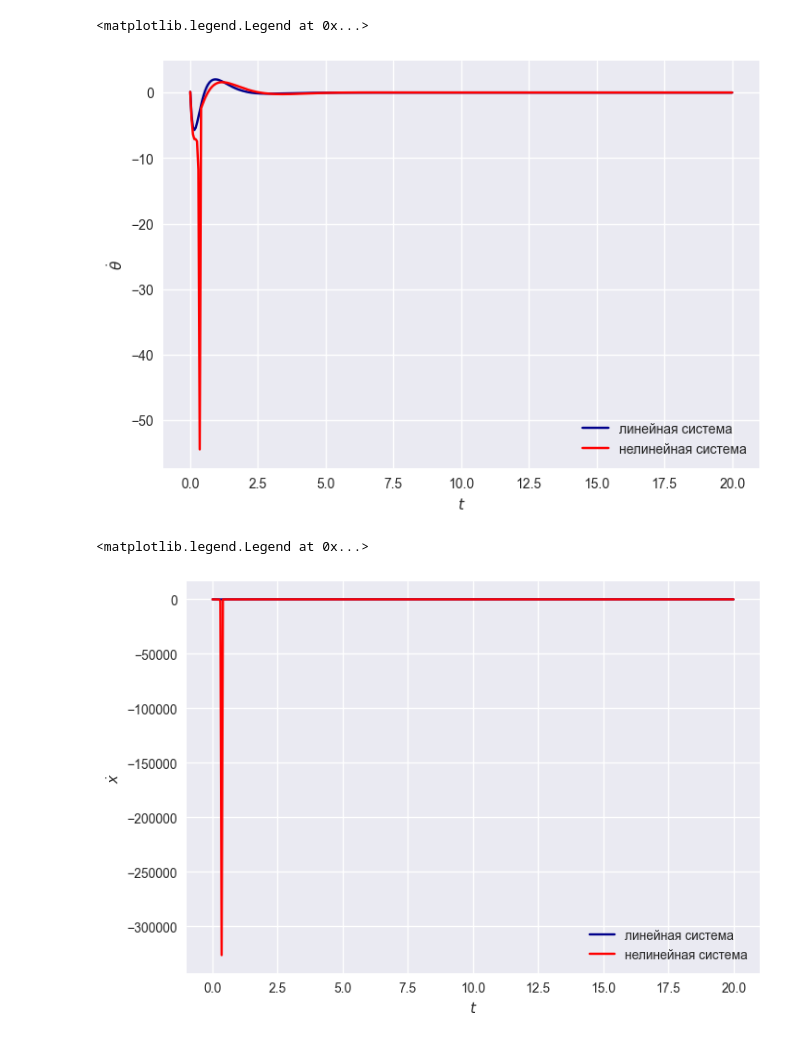
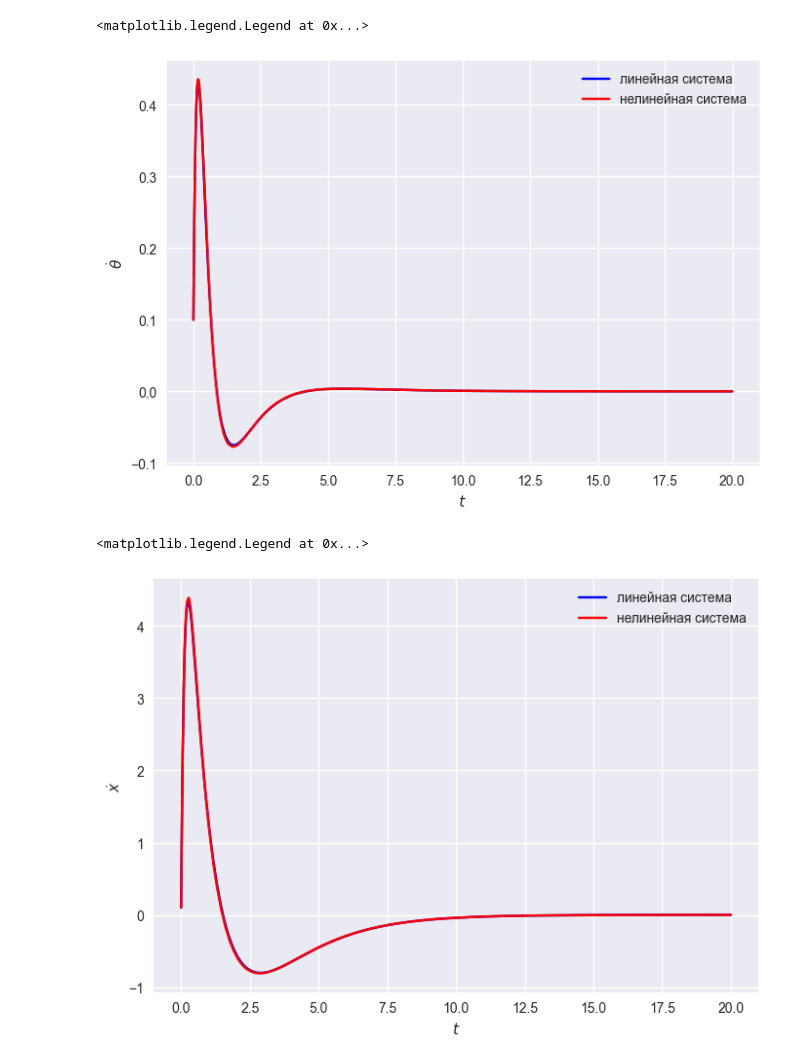
Before and after one commit to oleg-w570/segway-control, a Jupyter notebook: two_eigenvalue_shift.ipynb, the cells around one changed output. Saved outputs shown, nothing was run; the diff lists cells and outputs as text; code cells hidden in the pictures.

```diff
--- a/two_eigenvalue_shift.ipynb
+++ b/two_eigenvalue_shift.ipynb
@@ -20,13 +18,12 @@ array([ 0.        +0.j,  0.52145782+0.j, -2.05987963+0.j, -7.502976  +0.j])
 # %%
 ''' Время и начальные значения '''
-t = np.linspace(0, 20, 401)
-x0 = np.array([0.3, 0.5, 0.1, 0.2])
-phi0 = np.array([0.3, 0.5, 0.3, 0.5])
+t = (0, 20)
+x0 = np.array([-0.1, -0.1, 0.1, 0.1])
 # %%
 ''' Желаемые собственные числа и коэффициенты управления '''
 pref_eigA = eigA.copy()
-pref_eigA[0] = -2
-pref_eigA[1] = -1.5
-theta = get_control_akkerman(A, B, np.poly(pref_eigA))
+pref_eigA[0] = -1
+pref_eigA[1] = -0.521
+theta = ex.ackermann_control(pref_eigA)
 pref_eigA, theta
 # %% [output]
@@ -35,9 +32,7 @@ pref_eigA, theta
 # %%
 ''' Непрерывная линейная система '''
-lin_sol = sig.odeint(linear_odefun_no_obs, x0, t, args = (A, B, theta))
-lin_u = lin_sol @ theta.T
+lin_sol = solve_ivp(ex.lin_func, t, x0, args=(theta,), method='LSODA')
 # %%
 ''' Непрерывная нелинейная система '''
-nonlin_sol = sig.odeint(nonlinear_odefun_no_obs, x0, t, args = (param, theta))
-nonlin_u = nonlin_sol @ theta.T
+nonlin_sol = solve_ivp(ex.nonlin_func, t, x0, args=(theta,), method='LSODA')
 # %%
@@ -61,18 +56,18 @@ plt.legend()
 # %%
-plt.plot(t, lin_sol[:, 2], label='линейная система', color='darkblue')
-plt.plot(t, nonlin_sol[:, 2], label='нелинейная система', color='red')
+plt.plot(lin_sol.t, lin_sol.y[2], label='линейная система', color='blue')
+plt.plot(nonlin_sol.t, nonlin_sol.y[2], label='нелинейная система', color='red')
 plt.xlabel('$t$')
 plt.ylabel('$\\dot{\\theta}$')
 plt.legend()
 # %% [output]
 <matplotlib.legend.Legend at 0x...>
-[figure, old version]
+[figure, new version]
 # %%
-plt.plot(t, lin_sol[:, 3], label='линейная система', color='darkblue')
-plt.plot(t, nonlin_sol[:, 3], label='нелинейная система', color='red')
+plt.plot(lin_sol.t, lin_sol.y[3], label='линейная система', color='blue')
+plt.plot(nonlin_sol.t, nonlin_sol.y[3], label='нелинейная система', color='red')
 plt.xlabel('$t$')
 plt.ylabel('$\\dot{x}$')
 plt.legend()
 # %% [output]
 <matplotlib.legend.Legend at 0x...>
-[figure, old version]
+[figure, new version]
```
Also changed, not shown: parts of 5 cells of this notebook, 2 other files.
